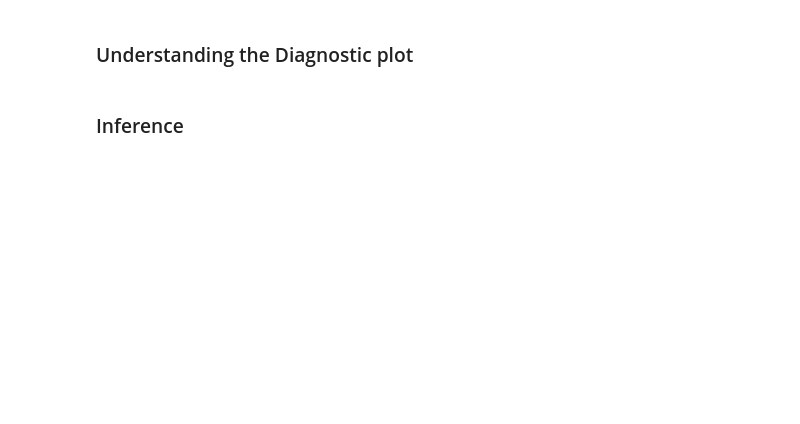
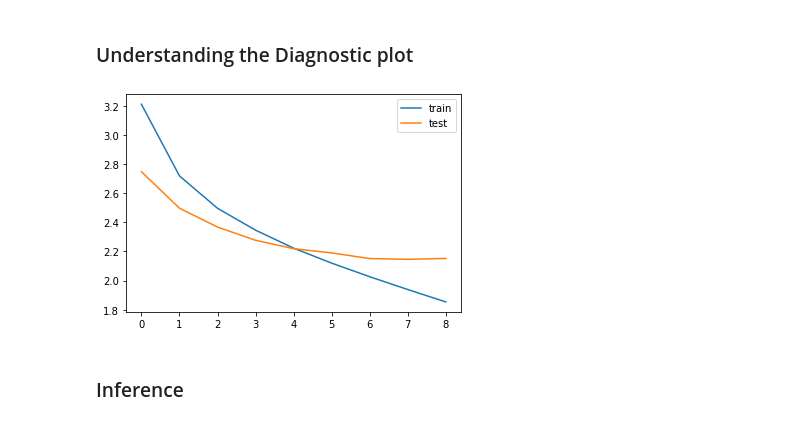
Before and after one commit to bmkim13/JMTlog, a Jupyter notebook: TextSummarization_seq2seq.ipynb, the cells around one changed output. Saved outputs shown, nothing was run; the diff lists cells and outputs as text; code cells hidden in the pictures; blank space fills up the shorter version.

```diff
--- a/TextSummarization_seq2seq.ipynb
+++ b/TextSummarization_seq2seq.ipynb
@@ -414,8 +418,11 @@ Epoch 8/50
 # %%
 from matplotlib import pyplot
 pyplot.plot(history.history['loss'], label='train')
 pyplot.plot(history.history['val_loss'], label='test')
-pyplot.legend() pyplot.show()
+pyplot.legend()
+pyplot.show()
+# %% [output]
+[figure, added]
 # %%
 ## Build the dictionary to convert the index to word for target and source vocabulary:
 reverse_target_word_index=y_tokenizer.index_word
```
Also changed, not shown: parts of 2 cells of this notebook.
